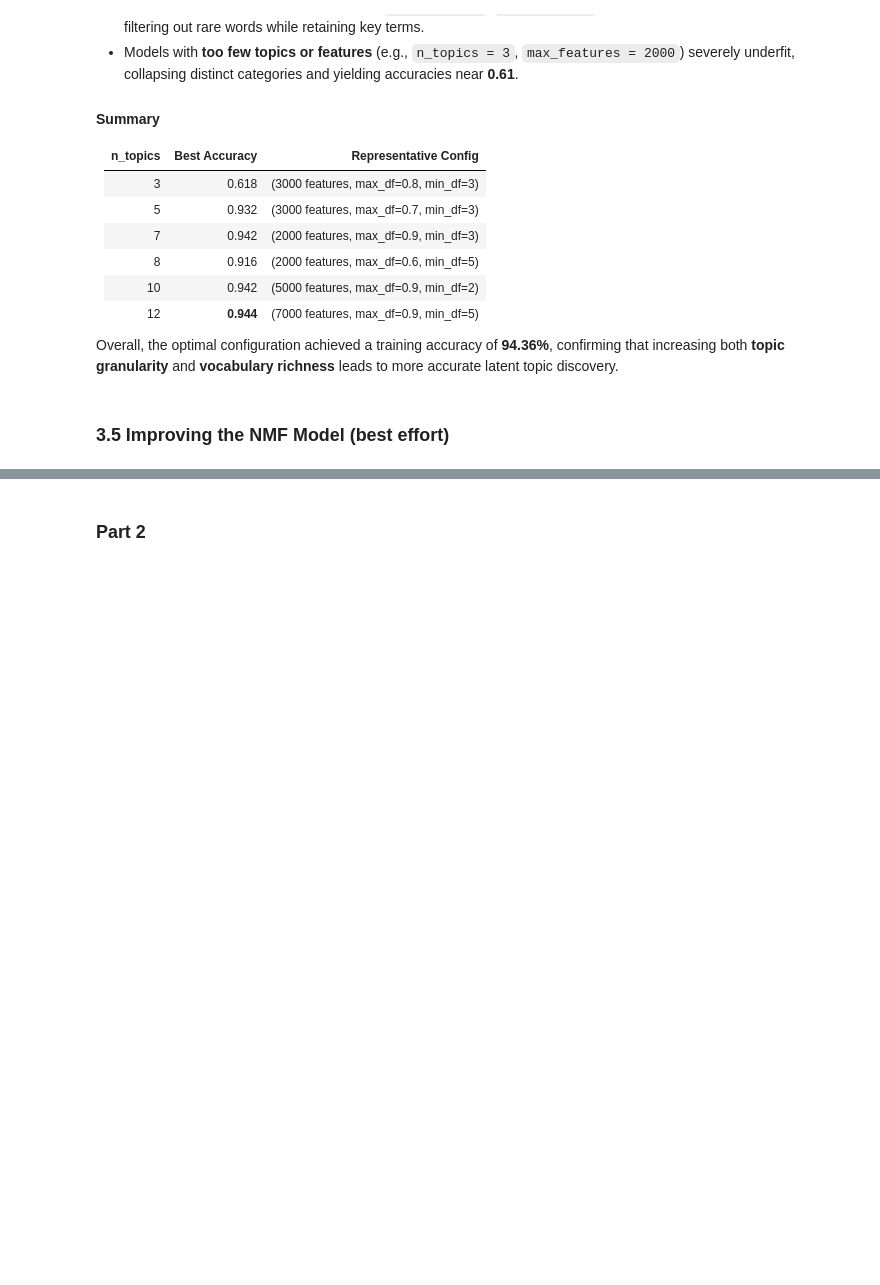
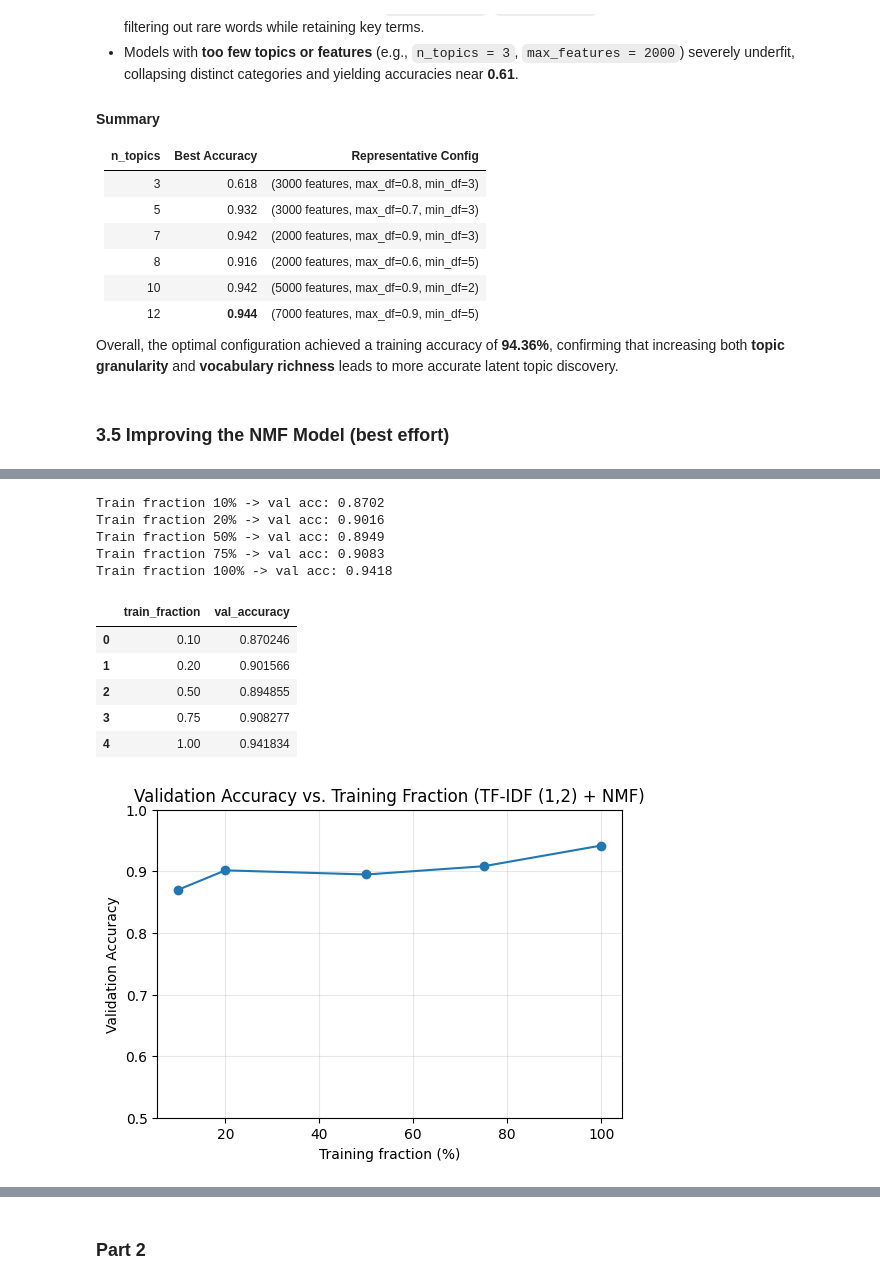
Before and after one commit to Mosh333/csca5632-nlp-kaggle-bbc-news-classification, a Jupyter notebook: notebooks/CSCA5632-nlp-kaggle-bbc-news-classification.ipynb, the cells around one changed output, grey strips where cells are left out. Cells and saved outputs as stored; diff of their text form; code cells hidden in the pictures; blank space fills up the shorter version.

```diff
--- a/notebooks/CSCA5632-nlp-kaggle-bbc-news-classification.ipynb
+++ b/notebooks/CSCA5632-nlp-kaggle-bbc-news-classification.ipynb
@@ -763,0 +797,73 @@ Overall, the optimal configuration achieved a training accuracy of **94.36%**, c
+# %%
+### 3.5.x Effect of Training on Subsets of the Data
+
+from sklearn.model_selection import train_test_split
+from sklearn.feature_extraction.text import TfidfVectorizer
+from sklearn.decomposition import NMF
+from sklearn.metrics import accuracy_score
+import numpy as np
+import pandas as pd
+import matplotlib.pyplot as plt
+import warnings
+
+warnings.filterwarnings("ignore", category=DeprecationWarning)
+
+# quick helper to test model on smaller fractions of data
+def nmf_subset_acc(df, frac=1.0, n_topics=12, seed=42):
+    # simple train/val split (same each run)
+    tr, val = train_test_split(df, test_size=0.3, random_state=seed, stratify=df["Category"])
+
+    # sample subset from training
+    tr_sub = tr.groupby("Category").apply(lambda x: x.sample(frac=frac, random_state=seed)).reset_index(drop=True)
+
+    # vectorizer fitted on subset only (avoid leakage)
+    vec = TfidfVectorizer(max_features=7000, ngram_range=(1,2), stop_words="english", max_df=0.9, min_df=3)
+    Xtr = vec.fit_transform(tr_sub.clean_text)
+    Xval = vec.transform(val.clean_text)
+
+    nmf = NMF(n_components=n_topics, random_state=seed, max_iter=400)
+    Wtr = nmf.fit_transform(Xtr)
+    topics = np.argmax(Wtr, axis=1)
+
+    # map topics to majority label
+    tmp = pd.DataFrame({"cat": tr_sub.Category, "topic": topics})
+    mapping = tmp.groupby("topic")["cat"].agg(lambda x: x.value_counts().index[0])
+
+    Wval = nmf.transform(Xval)
+    preds = [mapping.get(t, mapping.mode()[0]) for t in np.argmax(Wval, axis=1)]
+    acc = accuracy_score(val.Category, preds)
+    return acc
+
+# run experiment for different data fractions
+fractions = [0.10, 0.20, 0.50, 0.75, 1.00]
+subset_results = []
+for f in fractions:
+    acc = nmf_subset_acc(train_df, frac=f)
+    print(f"Train fraction {f*100:.0f}% -> val acc: {acc:.4f}")
+    subset_results.append({'train_fraction': f, 'val_accuracy': acc})
+
+subset_results_df = pd.DataFrame(subset_results)
+display(subset_results_df)
+
+# Optional: plot the trend
+plt.figure(figsize=(6,4))
+plt.plot(subset_results_df['train_fraction']*100, subset_results_df['val_accuracy'], marker='o')
+plt.title('Validation Accuracy vs. Training Fraction (TF-IDF (1,2) + NMF)')
+plt.xlabel('Training fraction (%)')
+plt.ylabel('Validation Accuracy')
+plt.ylim(0.5, 1.0)
+plt.grid(True, alpha=0.3)
+plt.show()
+# %% [output]
+Train fraction 10% -> val acc: 0.8702
+Train fraction 20% -> val acc: 0.9016
+Train fraction 50% -> val acc: 0.8949
+Train fraction 75% -> val acc: 0.9083
+Train fraction 100% -> val acc: 0.9418
+|  | train_fraction | val_accuracy |
+| 0 | 0.10 | 0.870246 |
+| 1 | 0.20 | 0.901566 |
+| 2 | 0.50 | 0.894855 |
+| 3 | 0.75 | 0.908277 |
+| 4 | 1.00 | 0.941834 |
+[figure, added]
```
Also changed, not shown: parts of 6 cells of this notebook.
